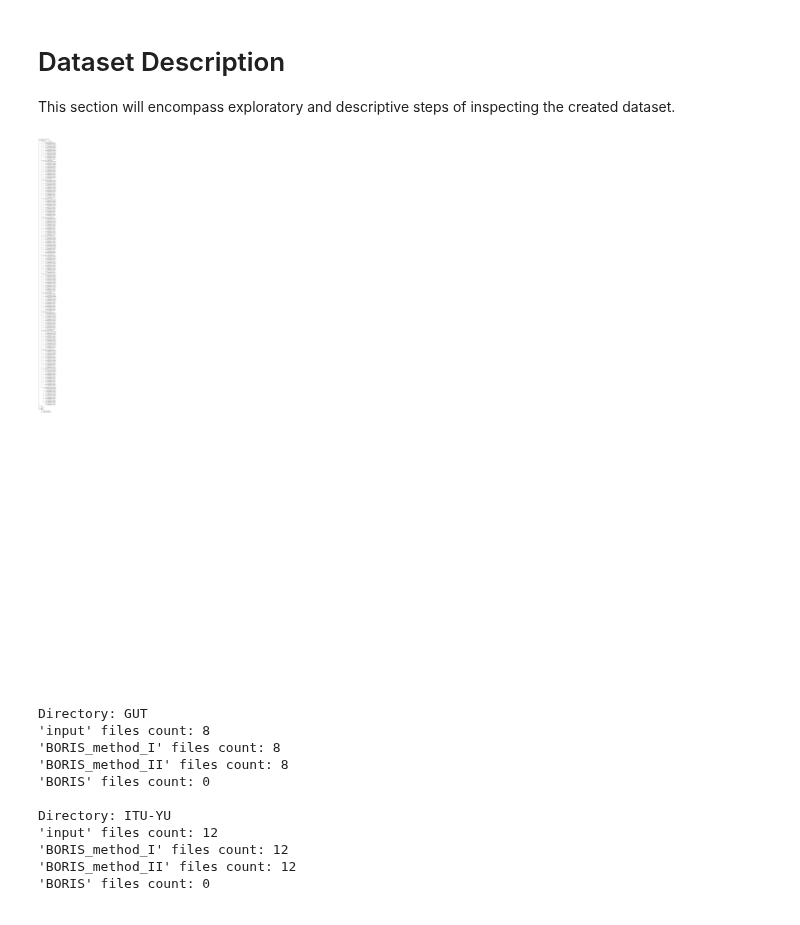
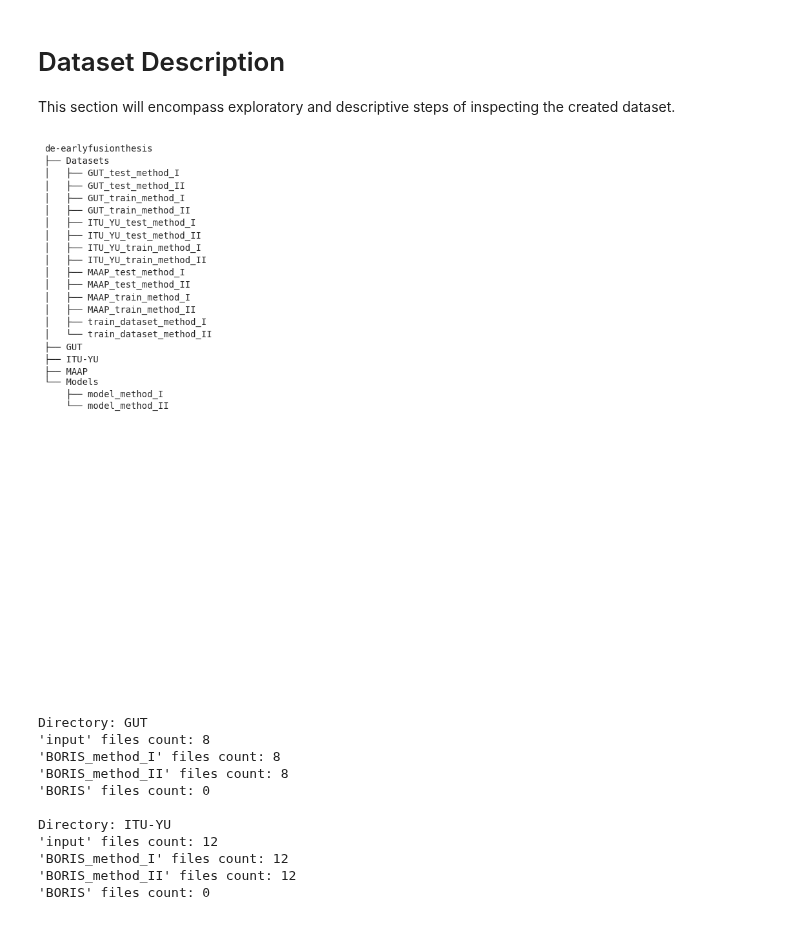
Before and after one commit to Azirral/de-face-recognition, a Jupyter notebook: DatasetCheck.ipynb, the cells around one changed output. Cells and saved outputs as stored; diff of their text form; code cells hidden in the pictures.

Commit message:
Directory graph added

```diff
--- a/DatasetCheck.ipynb
+++ b/DatasetCheck.ipynb
@@ -3,8 +3,8 @@
 This section will encompass exploratory and descriptive steps of inspecting the created dataset.
 # %%
 import os
+from anytree import Node, RenderTree
 import matplotlib.pyplot as plt
-from anytree import Node, RenderTree
 
 def build_folder_tree(base_path):
     """
@@ -20,23 +20,37 @@ def build_folder_tree(base_path):
     root_name = os.path.basename(base_path.rstrip(os.sep))
     root = Node(root_name)
 
+    # Substrings to identify directories to skip recursion
+    stop_substrings = ["GUT", "ITU_YU", "MAAP", "train_dataset"]
+
     # Recursively walk the directory and add nodes
     node_dict = {base_path: root}
     for root_path, dirs, _ in os.walk(base_path):
         parent_node = node_dict[root_path]
-        for d in dirs:
-            dir_path = os.path.join(root_path, d)
-            dir_node = Node(d, parent=parent_node)
-            node_dict[dir_path] = dir_node
+
+        # Filter directories: retain only those that do not contain substrings in stop_substrings
+        for d in dirs[:]:  # Use a slice [:] to modify the list while iterating
+            if any(substring in d for substring in stop_substrings):
+                # Create a node for the directory but skip its children
+                dir_path = os.path.join(root_path, d)
+                dir_node = Node(d, parent=parent_node)
+                node_dict[dir_path] = dir_node
+                dirs.remove(d)  # Remove from dirs to prevent recursion
+            else:
+                # Proceed with directories not containing the substrings
+                dir_path = os.path.join(root_path, d)
+                dir_node = Node(d, parent=parent_node)
+                node_dict[dir_path] = dir_node
 
     return root
 
-def plot_tree_hierarchy(root_node):
+def plot_tree_hierarchy(root_node, output_file=None):
     """
     Plots a tree structure using matplotlib.
 
     Args:
         root_node (Node): The root node of the tree structure.
+        output_file (str, optional): Path to save the plot as a PNG file.
     """
     # Render the tree hierarchy
     tree_lines = []
@@ -47,13 +61,16 @@ def plot_tree_hierarchy(root_node):
     fig, ax = plt.subplots(figsize=(8, len(tree_lines) * 0.5))
     ax.axis('off')
     ax.text(0, 1, '\n'.join(tree_lines), fontsize=10, va="top", family="monospace")
+
+    if output_file:
+        plt.savefig(output_file, bbox_inches='tight', dpi=600)
     plt.show()
 # %%
 path = r"Z:\IO3-sessions\NEW STRUCTURE\de-earlyfusionthesis"
 root_node = build_folder_tree(path)
-plot_tree_hierarchy(root_node)
+plot_tree_hierarchy(root_node, output_file="folder_tree.png")
 # %% [output]
-[figure, old version]
+[figure, new version]
 # %%
 import os
 
```
